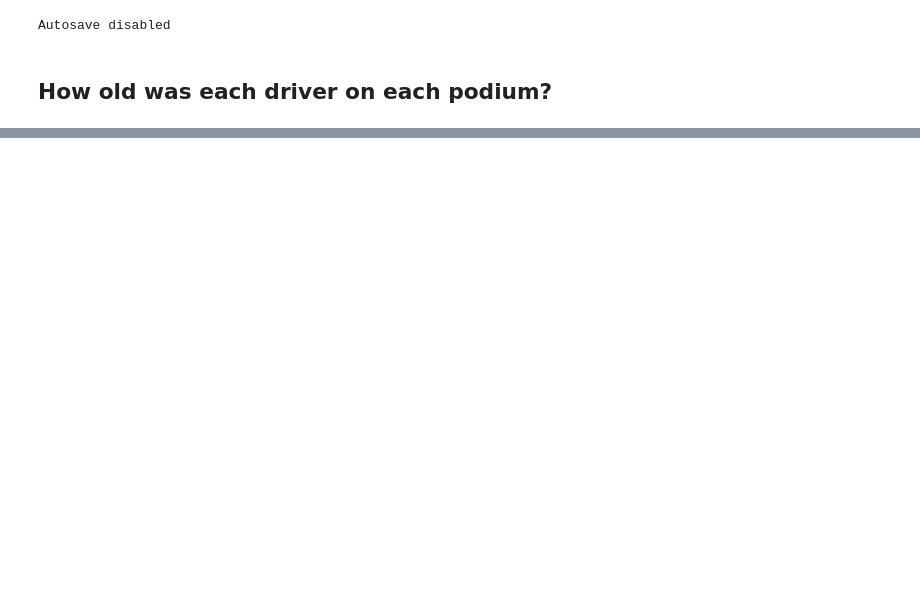
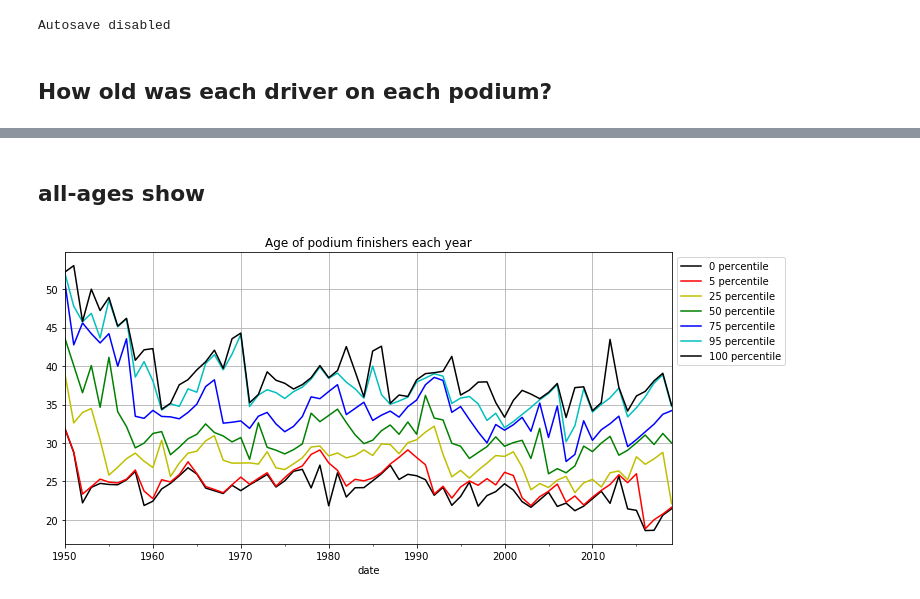
Before and after one commit to samkennerly/kingofsnake, a Jupyter notebook: books/viz/hist.ipynb, the cells around one changed output, grey strips where cells are left out. Cells and saved outputs as stored; diff of their text form; code cells hidden in the pictures; blank space fills up the shorter version.

```diff
--- a/books/viz/hist.ipynb
+++ b/books/viz/hist.ipynb
@@ -59,0 +63,9 @@ axes = plot.hist(data, **kw)
+# %% [markdown]
+## all-ages show
+# %%
+kw = dict()
+kw['title'] = 'Age of podium finishers each year'
+data = pods.set_index('date')['age']
+axes = plot.quant(data, 'y', **kw)
+# %% [output]
+[figure, added]
```
Also changed, not shown: parts of 13 cells of this notebook, 2 other files.
